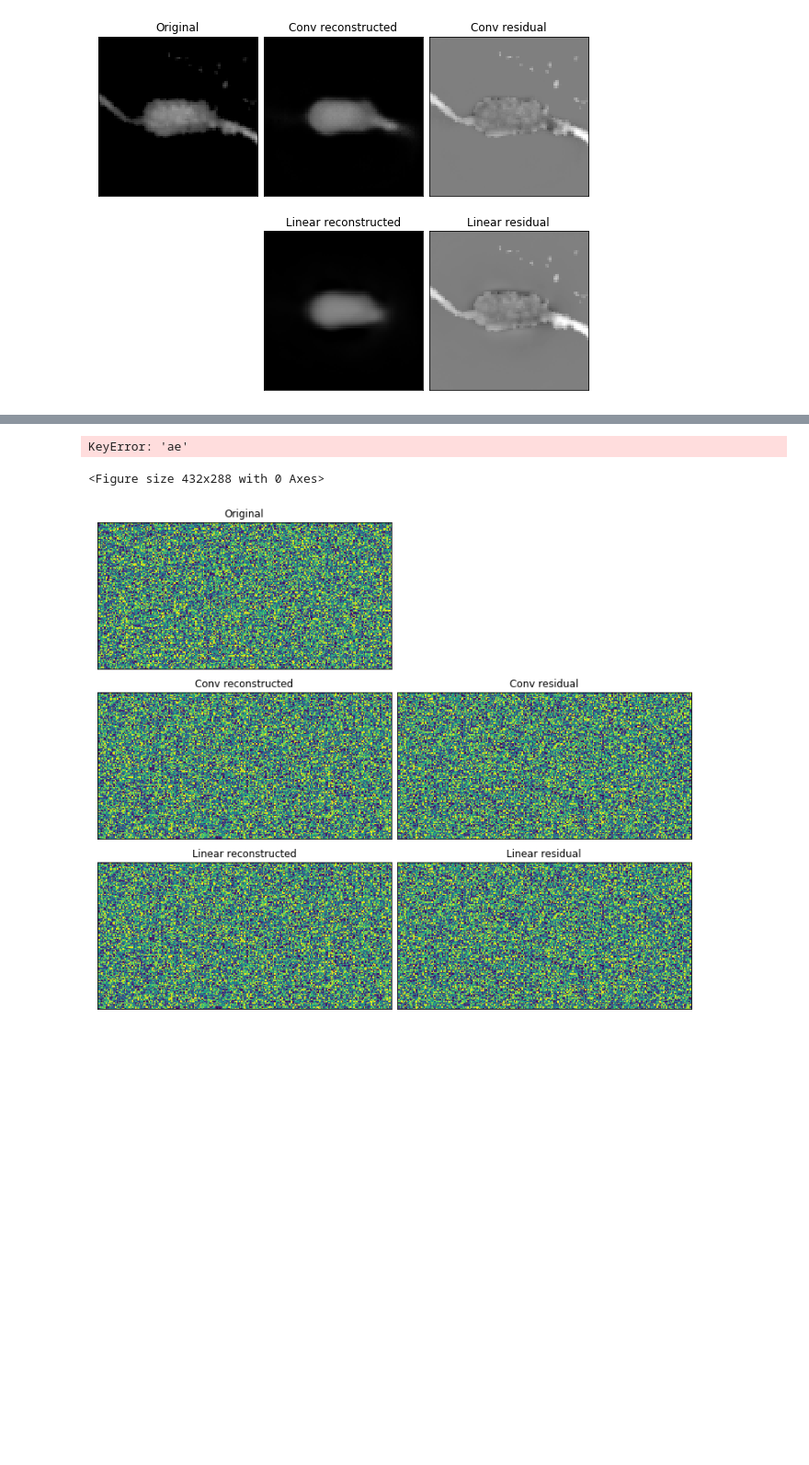
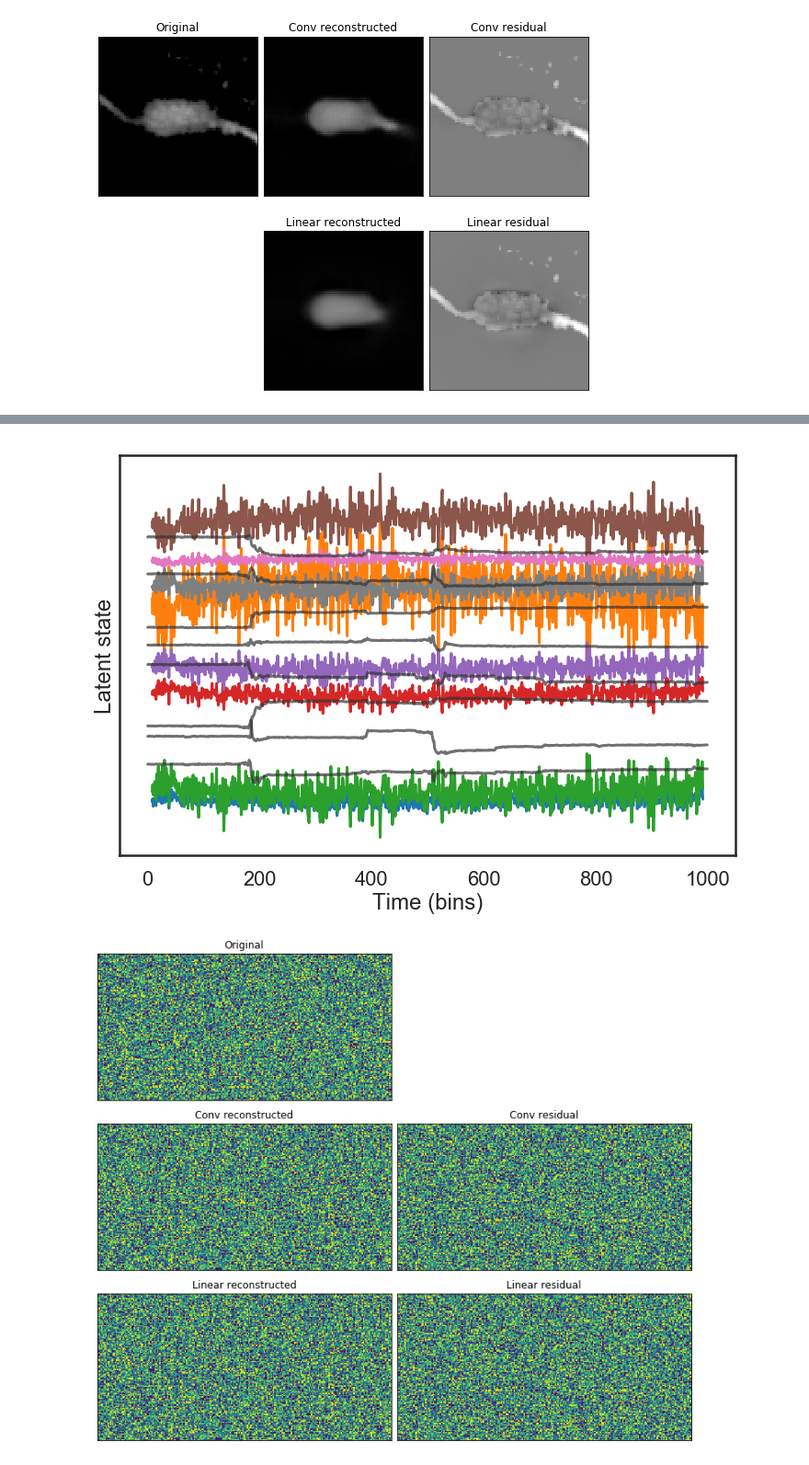
Before and after one commit to themattinthehatt/behavenet, a Jupyter notebook: analyses/ae/decoder_reconstructions.ipynb, the cells around one changed output, grey strips where cells are left out. Shown at 92% size. Cells and saved outputs as stored; diff of their text form; code cells hidden in the pictures; blank space fills up the shorter version.

```diff
--- a/analyses/ae/conv_linear_reconstructions.ipynb
+++ b/analyses/ae/decoder_reconstructions.ipynb
@@ -59,18 +8,0 @@ metrics_df = pd.concat(metrics_df)
-# %%
-sns.set_style('white')
-sns.set_context('talk')
-
-# data_queried = metrics[~pd.notna(metrics.test_loss)]
-data_queried = metrics_df[(metrics_df.dtype=='val') & (metrics_df.epoch>20)]
-y_axis = 'loss' # 'test_loss' | 'test_r2'
-plot_type = 'line'
-hue = 'model_type'
-x_axis = 'epoch' # 'layers' | 'layer_size' | 'pred' | 'lags'
-col = 'data'
-
-splt = sns.relplot(
-    x=x_axis, y=y_axis, hue=hue, kind=plot_type, col=col, data=data_queried)
-for i, ax in enumerate(splt.axes):
-    ax[0].set_yscale('log')
-    if i == 0:
-        ax[0].set_ylabel('MSE per pixel')
@@ -235,13 +96,44 @@ None
-# %%
-trial = data_generator.batch_indxs[0]['test'][5]
-data = data_generator.datasets[0][trial]
-import matplotlib.pyplot as plt
-plt.figure()
-plt.plot(data['ae'].cpu().detach().numpy())
-plt.show()
-# %% [output]
-KeyError: 'ae'
-<Figure size 432x288 with 0 Axes>
+# %%
+trial = data_generator.batch_indxs[0]['test'][5]
+batch = data_generator.datasets[0][trial]
+
+import matplotlib.pyplot as plt
+import seaborn as sns
+import numpy as np
+
+sns.set_style('white')
+sns.set_context('poster')
+
+data_ae = batch['ae'].cpu().detach().numpy()
+data_pred = batch['ae_predictions'].cpu().detach().numpy()
+
+means = np.mean(data_ae, axis=0)
+std = np.std(data_ae) * 2
+
+data_ae_sc = (data_ae - means) / std
+data_pred_sc = (data_pred - means) / std
+
+data_ae_sc = data_ae_sc[:, :8]
+data_pred_sc = data_pred_sc[:, :8]
+
+plt.figure(figsize=(12, 8))
+plt.plot(
+    data_pred_sc + np.arange(data_pred_sc.shape[1]),
+    linewidth=3)
+plt.plot(
+    data_ae_sc + np.arange(data_ae_sc.shape[1]),
+    color=[0.2, 0.2, 0.2],
+    linewidth=3,
+    alpha=0.7)
+
+
+plt.xlabel('Time (bins)')
+plt.ylabel('Latent state')
+plt.yticks([])
+# plt.yticklabels([0, 2], ['d1', 'd2'])
+plt.show()
+# %% [output]
+[figure, added]
 # %%
 import matplotlib.pyplot as plt
 from matplotlib.gridspec import GridSpec
```
Also changed, not shown: parts of 8 cells of this notebook, 7 other files.
